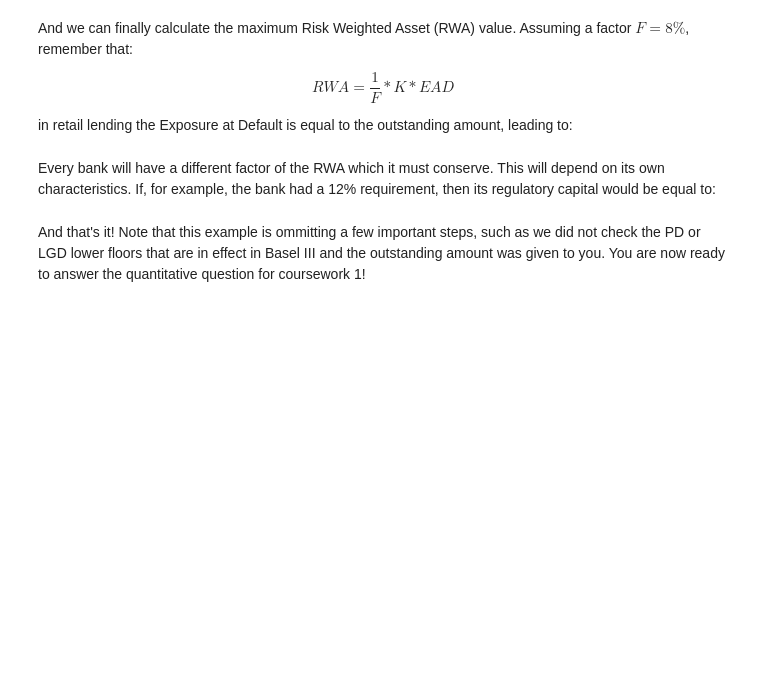
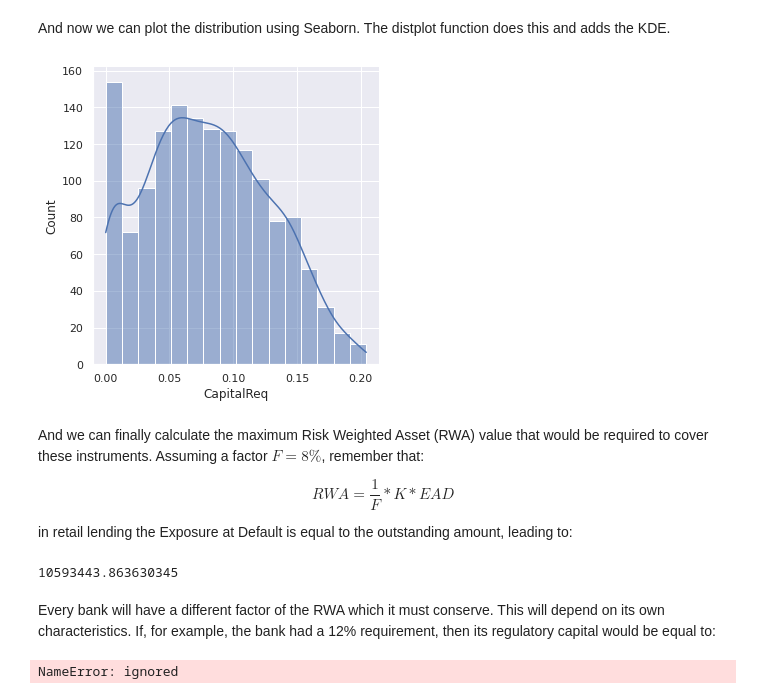
Before and after one commit to CBravoR/AdvancedAnalyticsLabs, a Jupyter notebook: notebooks/python/Lab_2_Capital_Requirements_and_Pandas.ipynb, the cells around one changed output. Drawn from its saved outputs; the diff is of its cells as text; code cells hidden in the pictures; blank space fills up the shorter version.

```diff
--- a/notebooks/python/Lab_2_Capital_Requirements_and_Pandas.ipynb
+++ b/notebooks/python/Lab_2_Capital_Requirements_and_Pandas.ipynb
@@ -152,7 +226,12 @@ Now we have calculated the capital requirements into a new column of the datafra
+# %% [markdown]
+And now we can plot the distribution using Seaborn. The distplot function does this and adds the KDE.
 # %%
-sns.distplot(bankloan_data['CapitalReq'])
+sns.displot(bankloan_data['CapitalReq'], kde=True)
+plt.show()
+# %% [output]
+[figure, added]
 # %% [markdown]
-And we can finally calculate the maximum Risk Weighted Asset (RWA) value. Assuming a factor $F = 8\%$, remember that:
+And we can finally calculate the maximum Risk Weighted Asset (RWA) value that would be required to cover these instruments. Assuming a factor $F = 8\%$, remember that:
 
 $$
 RWA = \frac{1}{F} * K * EAD
@@ -160,8 +239,10 @@ $$
 
 in retail lending the Exposure at Default is equal to the outstanding amount, leading to:
 # %%
-RWA = (1 / 0.08) * np.dot(bankloan_data['CapitalReq'], bankloan_data['Outstanding'])
+|RWA = (1 / 0.08) * np.dot(bankloan_data['CapitalReq'], bankloan_data['Outstanding'])
 RWA
+# %% [output]
+10593443.863630345
 # %% [markdown]
 Every bank will have a different factor of the RWA which it must conserve. This will depend on its own characteristics. If, for example, the bank had a 12% requirement, then its regulatory capital would be equal to:
 # %%
@@ -173,7 +254,7 @@ import locale
 locale.setlocale( locale.LC_ALL, '' )
 
 # Display
-out = locale.currency( RegCap, grouping=True )
+out = locale.currency( RWA, grouping=True )
 print('The maximum value for the RWA at a 12% capital requirement is equal to ' + out)
+# %% [output]
+NameError: ignored
-# %% [markdown]
-And that's it! Note that this example is ommitting a few important steps, such as we did not check the PD or LGD lower floors that  are in effect in Basel III and the outstanding amount was given to you. You are now ready to answer the quantitative question for coursework 1!
```
Also changed, not shown: parts of 38 cells of this notebook.
